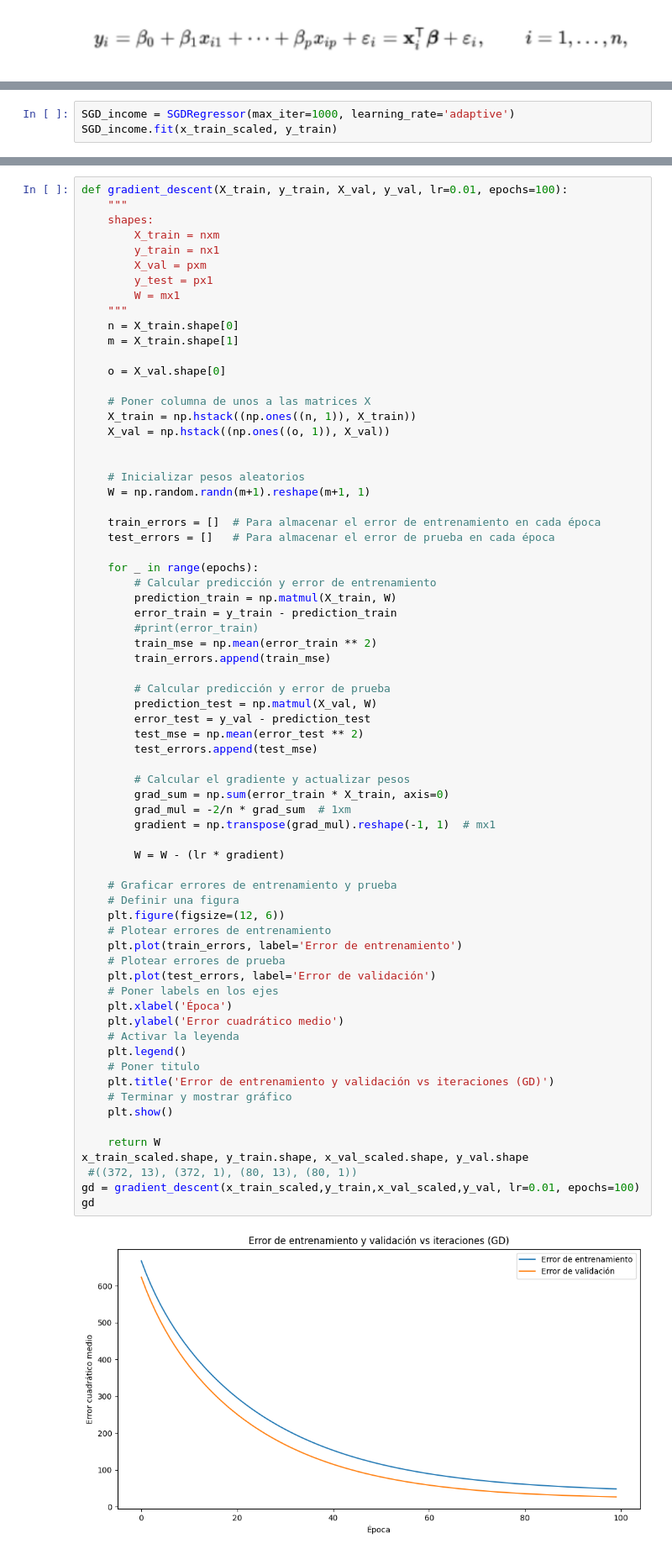
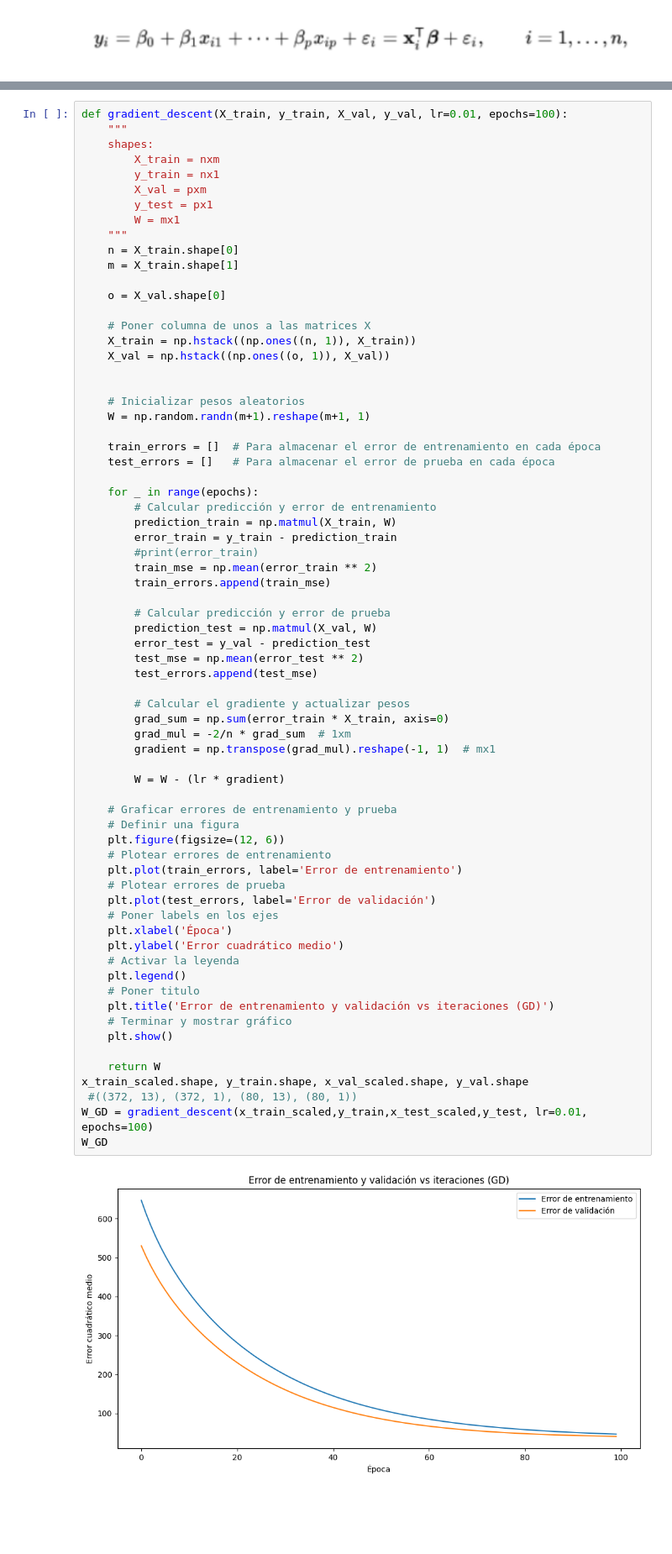
Before and after one commit to therokitoki/AA1-TUIA-Alsop-Hachen, a Jupyter notebook: tp.ipynb, the cells around one changed output, grey strips where cells are left out. Shown at 84% size. Saved outputs shown, nothing was run; the diff lists cells and outputs as text; blank space fills up the shorter version.

Commit message:
Implementación gradientes

```diff
--- a/tp.ipynb
+++ b/tp.ipynb
@@ -404,3 +401,0 @@ SGD_income = SGDRegressor()
-# %%
-SGD_income = SGDRegressor(max_iter=1000, learning_rate='adaptive')
-SGD_income.fit(x_train_scaled, y_train)
@@ -481,33 +530,33 @@ def gradient_descent(X_train, y_train, X_val, y_val, lr=0.01, epochs=100):
         test_errors.append(test_mse)
 
         # Calcular el gradiente y actualizar pesos
         grad_sum = np.sum(error_train * X_train, axis=0)
         grad_mul = -2/n * grad_sum  # 1xm
         gradient = np.transpose(grad_mul).reshape(-1, 1)  # mx1
 
         W = W - (lr * gradient)
 
     # Graficar errores de entrenamiento y prueba
     # Definir una figura
     plt.figure(figsize=(12, 6))
     # Plotear errores de entrenamiento
     plt.plot(train_errors, label='Error de entrenamiento')
     # Plotear errores de prueba
     plt.plot(test_errors, label='Error de validación')
     # Poner labels en los ejes
     plt.xlabel('Época')
     plt.ylabel('Error cuadrático medio')
     # Activar la leyenda
     plt.legend()
     # Poner titulo
     plt.title('Error de entrenamiento y validación vs iteraciones (GD)')
     # Terminar y mostrar gráfico
     plt.show()
 
     return W
 x_train_scaled.shape, y_train.shape, x_val_scaled.shape, y_val.shape
  #((372, 13), (372, 1), (80, 13), (80, 1))
-gd = gradient_descent(x_train_scaled,y_train,x_val_scaled,y_val, lr=0.01, epochs=100)
-gd
+W_GD = gradient_descent(x_train_scaled,y_train,x_test_scaled,y_test, lr=0.01, epochs=100)
+W_GD
 # %% [output]
-[figure, old version]
+[figure, new version]
```
Also changed, not shown: parts of 26 cells of this notebook.
